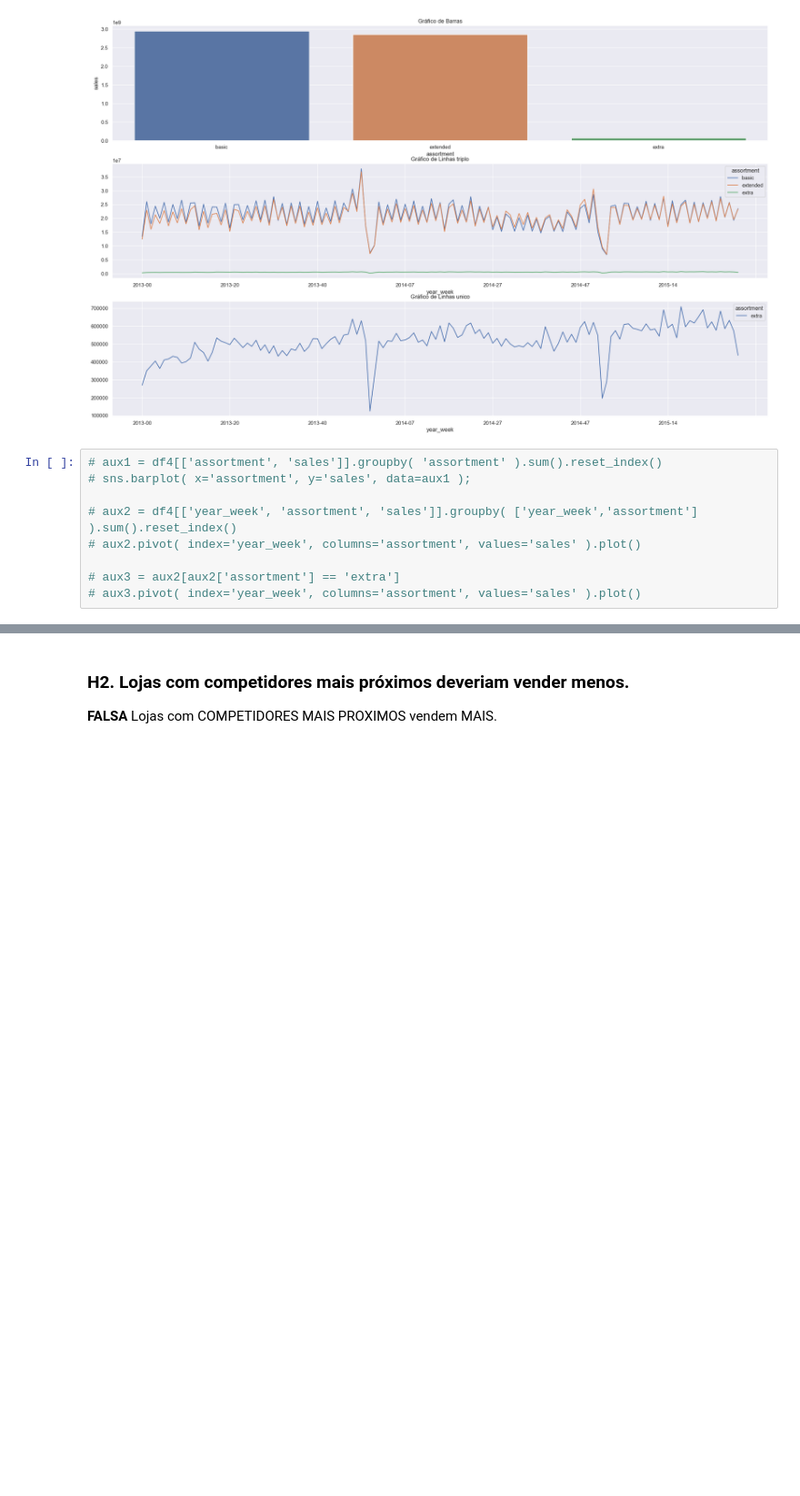
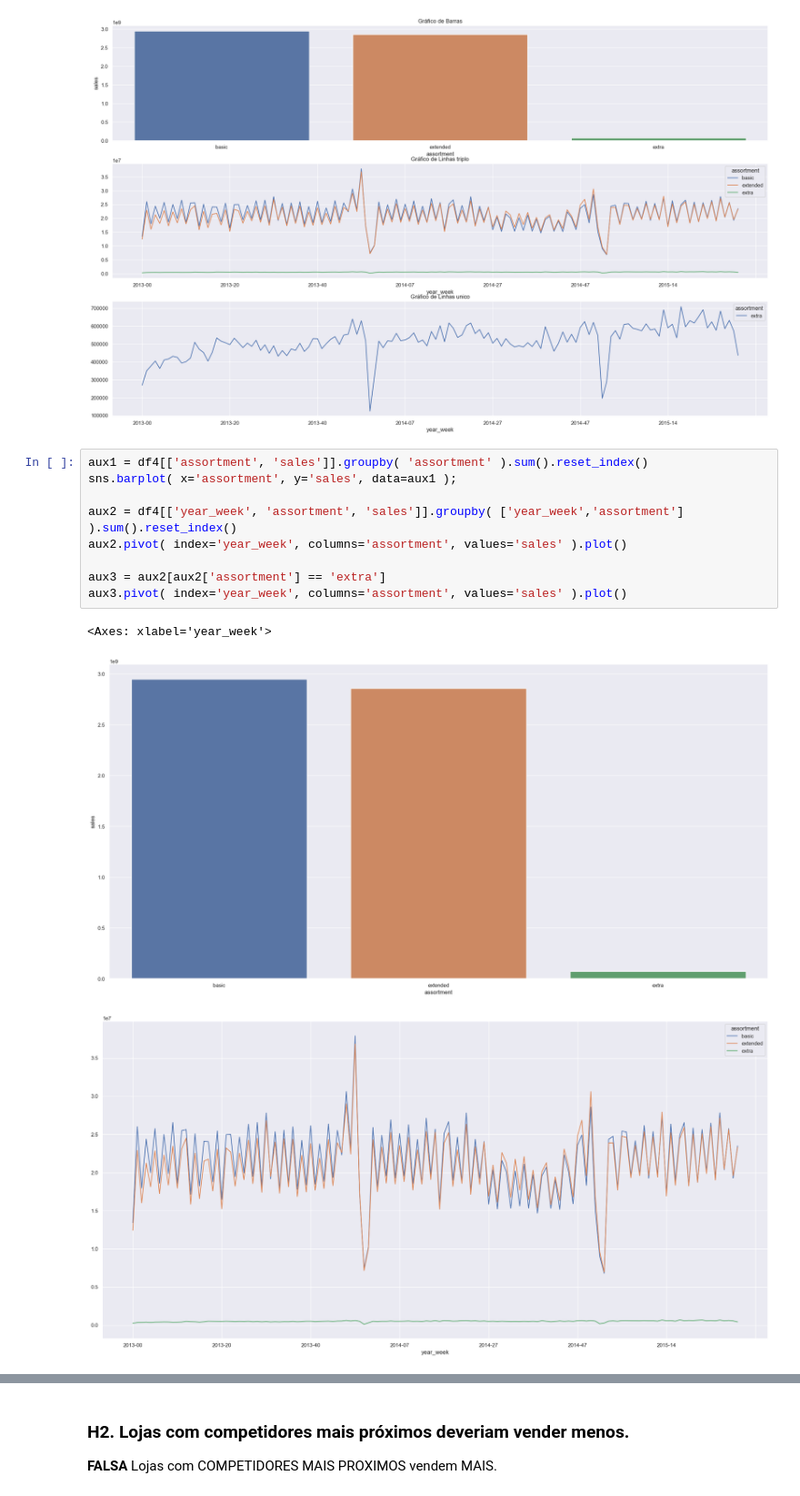
Before and after one commit to HallanMiranda/Ds_Producao-Rossman, a Jupyter notebook: Projeto_rossmann.ipynb, the cells around one changed output, grey strips where cells are left out. Shown at 91% size. Drawn from its saved outputs; the diff is of its cells as text; blank space fills up the shorter version.

```diff
--- a/Projeto_rossmann.ipynb
+++ b/Projeto_rossmann.ipynb
@@ -539,11 +550,15 @@ ax3.set_title('Gráfico de Linhas unico')
 Text(0.5, 1.0, 'Gráfico de Linhas unico')
 [figure]
 # %%
-# aux1 = df4[['assortment', 'sales']].groupby( 'assortment' ).sum().reset_index()
-# sns.barplot( x='assortment', y='sales', data=aux1 );
+aux1 = df4[['assortment', 'sales']].groupby( 'assortment' ).sum().reset_index()
+sns.barplot( x='assortment', y='sales', data=aux1 );
 
-# aux2 = df4[['year_week', 'assortment', 'sales']].groupby( ['year_week','assortment'] ).sum().reset_index()
-# aux2.pivot( index='year_week', columns='assortment', values='sales' ).plot()
+aux2 = df4[['year_week', 'assortment', 'sales']].groupby( ['year_week','assortment'] ).sum().reset_index()
+aux2.pivot( index='year_week', columns='assortment', values='sales' ).plot()
 
-# aux3 = aux2[aux2['assortment'] == 'extra']
-# aux3.pivot( index='year_week', columns='assortment', values='sales' ).plot()
+aux3 = aux2[aux2['assortment'] == 'extra']
+aux3.pivot( index='year_week', columns='assortment', values='sales' ).plot()
+# %% [output]
+<Axes: xlabel='year_week'>
+[figure, added]
+[figure, added]
```
Also changed, not shown: parts of 30 cells of this notebook, 11 other files.
